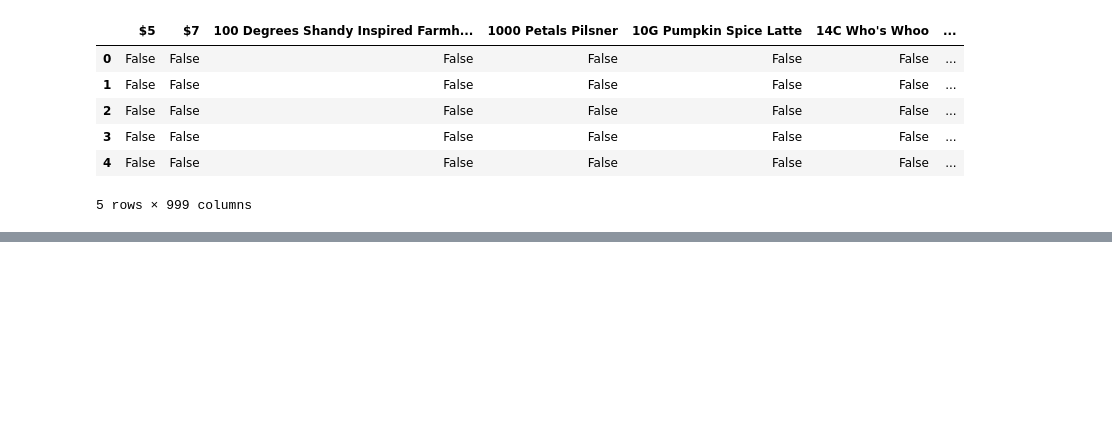
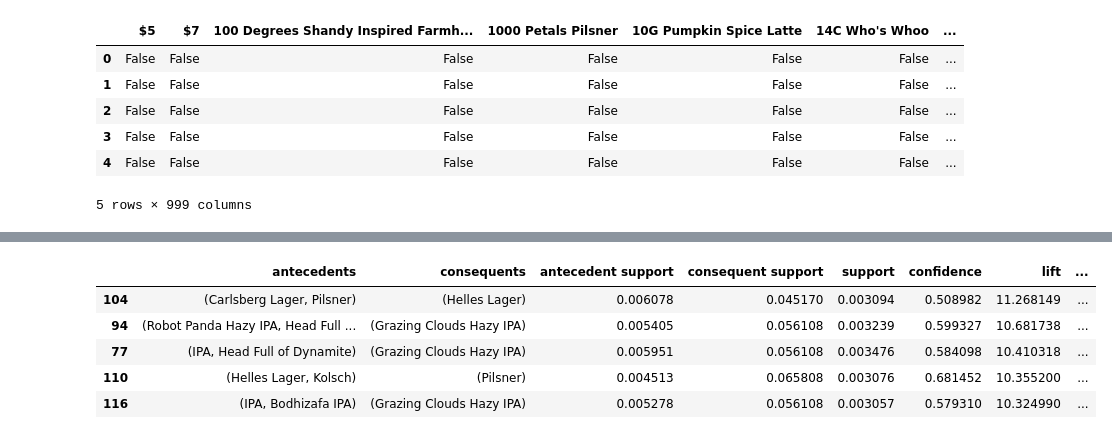
Before and after one commit to 37chandler/ada-aa, a Jupyter notebook: dram-example.ipynb, the cells around one changed output, grey strips where cells are left out. Cells and saved outputs as stored; diff of their text form; code cells hidden in the pictures; blank space fills up the shorter version.

```diff
--- a/dram-example.ipynb
+++ b/dram-example.ipynb
@@ -182,0 +194,9 @@ Index: []
+# %%
+rules.head()
+# %% [output]
+|  | antecedents | consequents | antecedent support | consequent support | support | confidence | lift | ... |
+| 104 | (Carlsberg Lager, Pilsner) | (Helles Lager) | 0.006078 | 0.045170 | 0.003094 | 0.508982 | 11.268149 | ... |
+| 94 | (Robot Panda Hazy IPA, Head Full ... | (Grazing Clouds Hazy IPA) | 0.005405 | 0.056108 | 0.003239 | 0.599327 | 10.681738 | ... |
+| 77 | (IPA, Head Full of Dynamite) | (Grazing Clouds Hazy IPA) | 0.005951 | 0.056108 | 0.003476 | 0.584098 | 10.410318 | ... |
+| 110 | (Helles Lager, Kolsch) | (Pilsner) | 0.004513 | 0.065808 | 0.003076 | 0.681452 | 10.355200 | ... |
+| 116 | (IPA, Bodhizafa IPA) | (Grazing Clouds Hazy IPA) | 0.005278 | 0.056108 | 0.003057 | 0.579310 | 10.324990 | ... |
```
Also changed, not shown: parts of 20 cells of this notebook, 2 other files.
